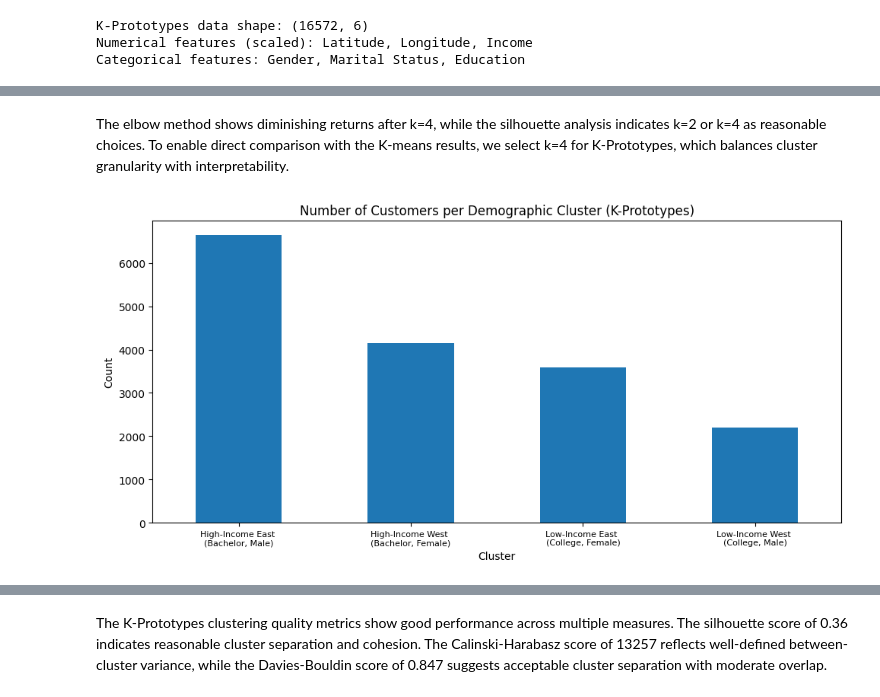
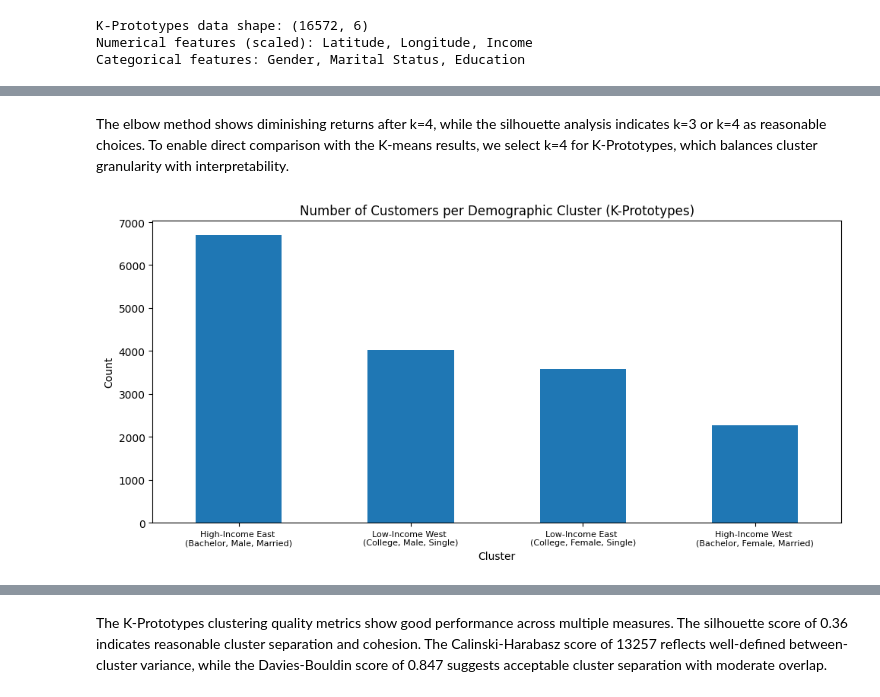
Before and after one commit to luisbdavila/Airline_Customer_Segmentation_DataMining_Project_Python, a Jupyter notebook: Final_delivery/Code/demographic.ipynb, the cells around one changed output, grey strips where cells are left out. Drawn from its saved outputs; the diff is of its cells as text; code cells hidden in the pictures.

```diff
--- a/Final_delivery/Code/demographic.ipynb
+++ b/Final_delivery/Code/demographic.ipynb
@@ -517,37 +551,37 @@ k=10: 0.0152
 # %% [markdown]
-The elbow method shows diminishing returns after k=4, while the silhouette analysis indicates k=2 or k=4 as reasonable choices. To enable direct comparison with the K-means results, we select k=4 for K-Prototypes, which balances cluster granularity with interpretability.
+The elbow method shows diminishing returns after k=4, while the silhouette analysis indicates k=3 or k=4 as reasonable choices. To enable direct comparison with the K-means results, we select k=4 for K-Prototypes, which balances cluster granularity with interpretability.
 # %%
 # K-Prototypes model with k=4
 kproto_final = KPrototypes(n_clusters=4, init='Huang', random_state=42, verbose=0)
 clusters_kproto = kproto_final.fit_predict(X_kproto, categorical=[3, 4, 5])
 
 df_demo_ceiled['Cluster_KProto'] = clusters_kproto
 
 # Create K-Prototypes cluster names based on characteristics
 kproto_cluster_names_plot = {
-    0: 'High-Income West \n'
-    '(Bachelor, Female)',
+    0: 'High-Income East \n'
+    '(Bachelor, Male, Married)',
     1: 'Low-Income West \n'
-    '(College, Male)',
-    2: 'High-Income East \n'
-    '(Bachelor, Male)',
+    '(College, Male, Single)',
+    2: 'High-Income West \n'
+    '(Bachelor, Female, Married)',
     3: 'Low-Income East \n'
-    '(College, Female)'
+    '(College, Female, Single)'
 }
 
 df_demo_ceiled['Cluster_KProto_Name_Plot'] = df_demo_ceiled['Cluster_KProto'].map(kproto_cluster_names_plot)
 
 # Visualize cluster sizes with names
 cluster_kproto_name_counts = df_demo_ceiled['Cluster_KProto_Name_Plot'].value_counts()
 cluster_kproto_name_counts.plot(kind='bar', figsize=(10,5))
 plt.title('Number of Customers per Demographic Cluster (K-Prototypes)')
 plt.xlabel('Cluster')
 plt.ylabel('Count')
 plt.xticks(rotation=0, ha='center', fontsize=8)
 plt.tight_layout()
 plt.show()
 # %% [output]
-[figure, old version]
+[figure, new version]
 # %%
 # Clean cluster names for tables and profiling
 kproto_cluster_names_clean = {
```
Also changed, not shown: parts of 29 cells of this notebook, 6 other files.
